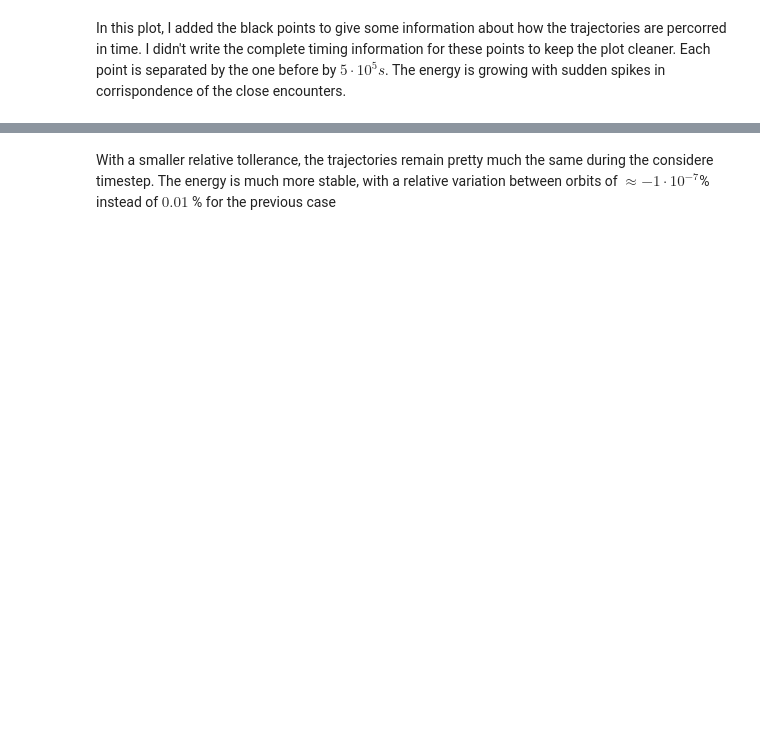
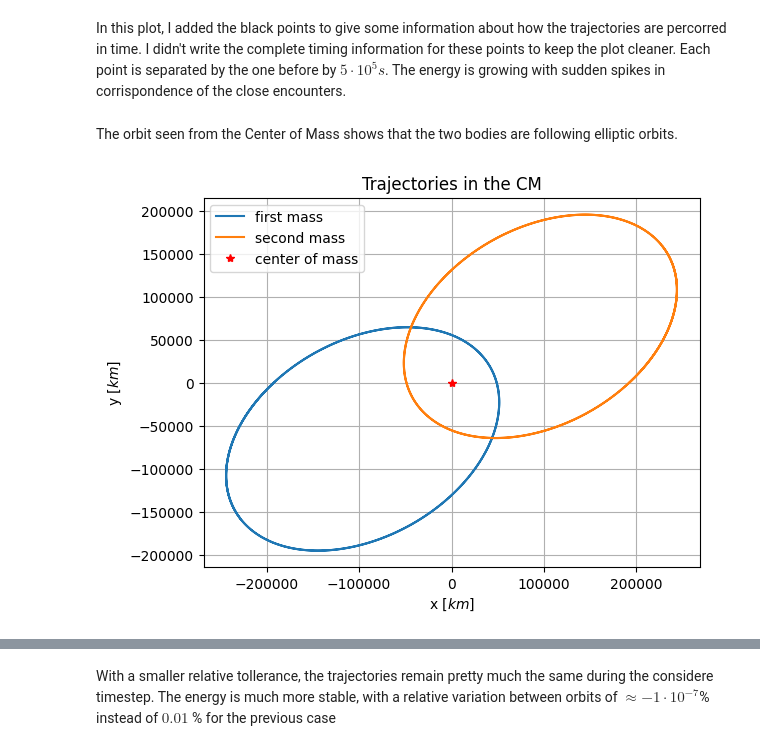
Before and after one commit to Giacomo-Menegatti/Celestial-Mechanics, a Jupyter notebook: Homework2/Homework2.ipynb, the cells around one changed output, grey strips where cells are left out. Drawn from its saved outputs; the diff is of its cells as text; code cells hidden in the pictures; blank space fills up the shorter version.

```diff
--- a/Homework2/Homework2.ipynb
+++ b/Homework2/Homework2.ipynb
@@ -175,3 +177,24 @@ plot_orbits(Y1.sol, GM, t0=t0, tf=tf)
 # %% [markdown]
 In this plot, I added the black points to give some information about how the trajectories are percorred in time. I didn't write the complete timing information for these points to keep the plot cleaner. Each point is separated by the one before by $5\cdot 10 ^5 s$.
 The energy is growing with sudden spikes in corrispondence of the close encounters.
+# %% [markdown]
+The orbit seen from the Center of Mass shows that the two bodies are following elliptic orbits.
+# %%
+T = np.linspace(t0, tf, 10000)
+y = Y1.sol(T)
+
+#Plotting the positions
+x1, y1, x2, y2, = y[0], y[1], y[2], y[3]
+CM = np.array([0.5*(x1+x2), 0.5*(y1+y2)])
+CM = np.array([0.5*(x1+x2), 0.5*(y1+y2)])
+
+plt.title('Trajectories in the CM')
+plt.plot(x1-CM[0], y1-CM[1], label = 'first mass')
+plt.plot(x2-CM[0], y2-CM[1], label = 'second mass')
+plt.plot(0, 0, 'r*', label = 'center of mass')
+plt.xlabel(r'x [$km$]')
+plt.ylabel(r'y [$km$]')
+plt.legend()
+plt.grid()
+# %% [output]
+[figure, added]
```
Also changed, not shown: parts of 28 cells of this notebook, 4 other files.
